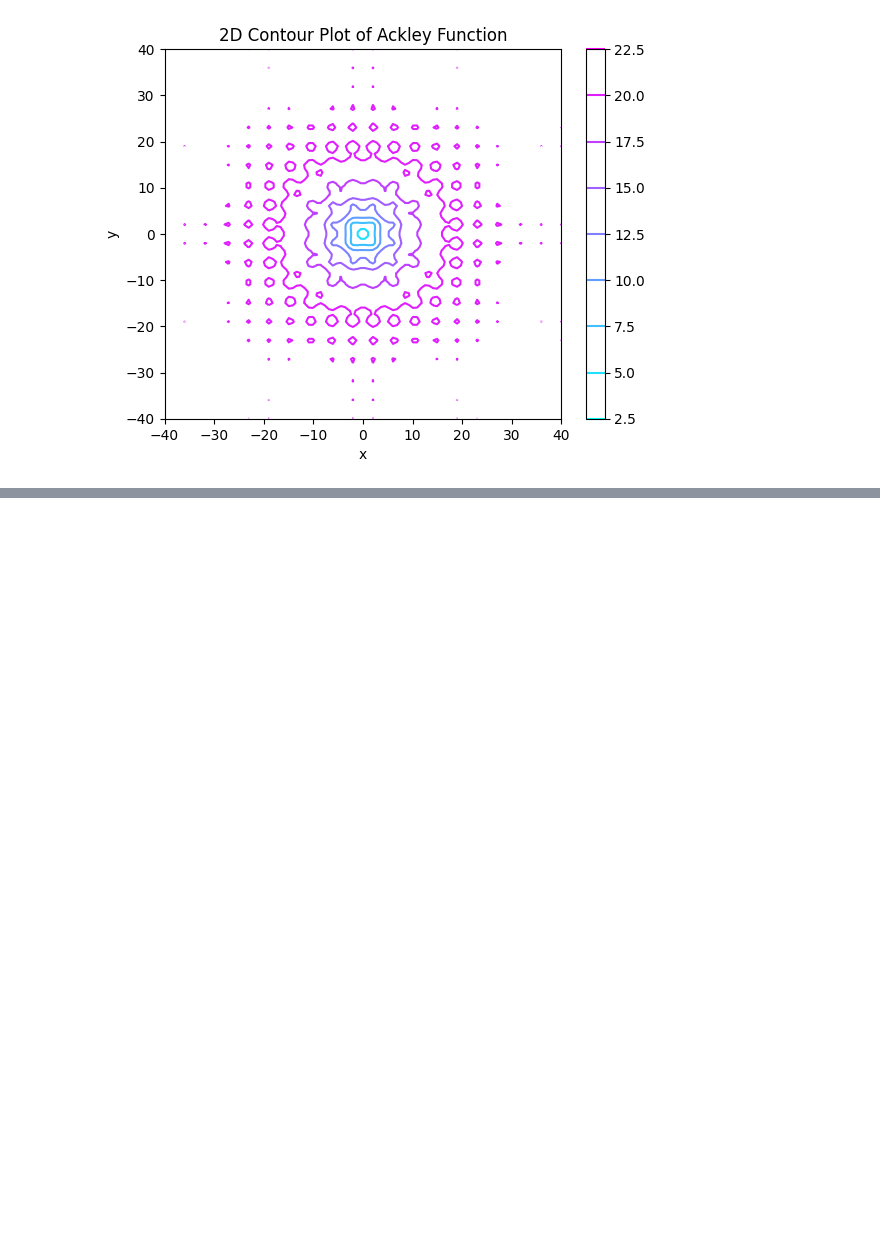
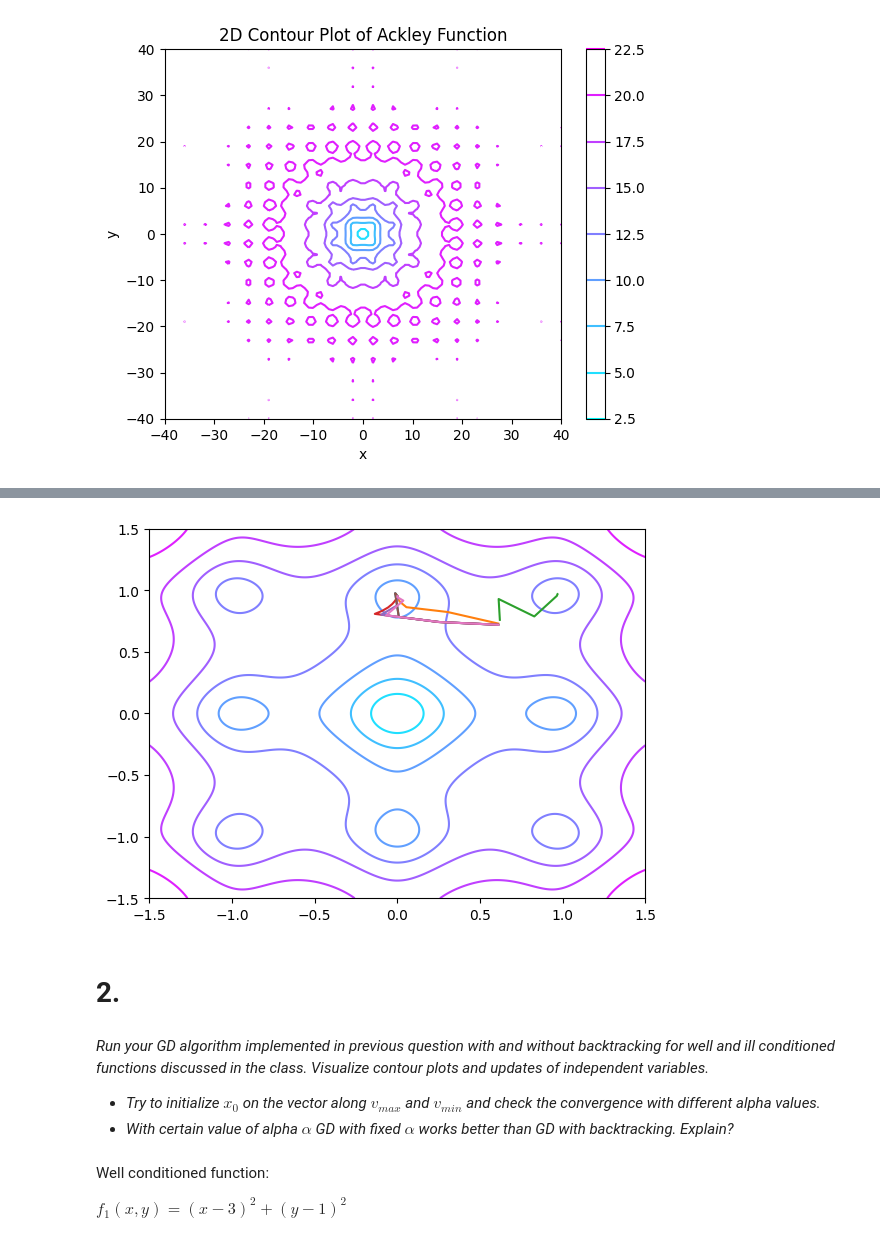
Before and after one commit to SiddharthYadav-v/DS401_Optimization_for_data_science, a Jupyter notebook: Assignment-2/solution.ipynb, the cells around one changed output, grey strips where cells are left out. Saved outputs shown, nothing was run; the diff lists cells and outputs as text; code cells hidden in the pictures; blank space fills up the shorter version.

```diff
--- a/Assignment-2/solution.ipynb
+++ b/Assignment-2/solution.ipynb
@@ -63,7 +63,7 @@ plt.show()
 # %% [output]
 [figure]
 # %%
-alpha = 0.001
+alpha = 0.01
 
 paths = []
 
@@ -108,0 +116,50 @@ plt.show()
+# %%
+paths = []
+
+def gradient_descent_backtracking(funcObj, x0, alpha=0.01,
+                                   rho=0.5, c=0.5, max_iter=1000, tol=1e-5):
+    x = x0
+    path = [x0]
+    for _ in range(max_iter):
+        grad = numericalGrad(funcObj, x)
+        t = 1
+        while funcObj(x - t*grad) > funcObj(x) - c*t*np.dot(grad, grad):
+            t *= rho
+        x_nxt = x - t*grad
+        if np.linalg.norm(x_nxt - x) < tol:
+            break
+        x = x_nxt
+        path.append(x)
+    paths.append(path)
+    return x
+# %%
+xs = [0.61, 0.61, 0.62]
+ys = [0.72, 0.73, 0.76]
+
+for i in range(len(xs)):
+    gradient_descent_backtracking(f, np.array([xs[i], ys[i]]).T)
+# %%
+Cs = [0.25, 0.3, 0.4, 0.5]
+rhos = [0.1, 0.3, 0.5, 0.7]
+
+for i in range(len(Cs)):
+    gradient_descent_backtracking(f, np.array([0.61, 0.72]), rho=rhos[i], c=Cs[i])
+
+plt.figure()
+contour_plot = plt.contour(X, Y, Z, cmap='cool')
+
+for path in paths:
+    path = np.array(path)
+    plt.plot(path[:, 0], path[:, 1])
+# %% [output]
+[figure, added]
+# %% [markdown]
+# 2.
+# %% [markdown]
+_Run your GD algorithm implemented in previous question with and without backtracking for well and ill conditioned functions discussed in the class. Visualize contour plots and updates of independent variables._
+* _Try to initialize $x_0$ on the vector along $v_{max}$ and $v_{min}$ and check the convergence with different alpha values._
+* _With certain value of alpha $\alpha$ GD with fixed $\alpha$ works better than GD with backtracking. Explain?_
+# %% [markdown]
+Well conditioned function:
+
+$f_1(x, y) = (x - 3)^2 + (y - 1)^2$
```
Also changed, not shown: parts of 8 cells of this notebook.
